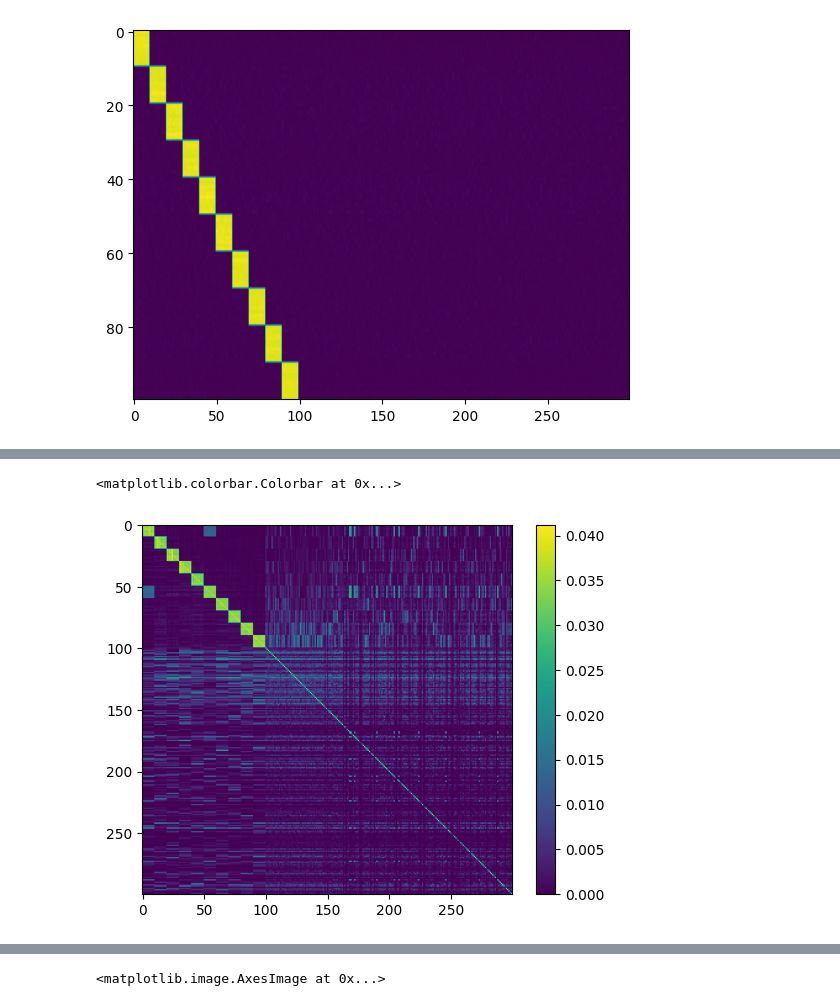
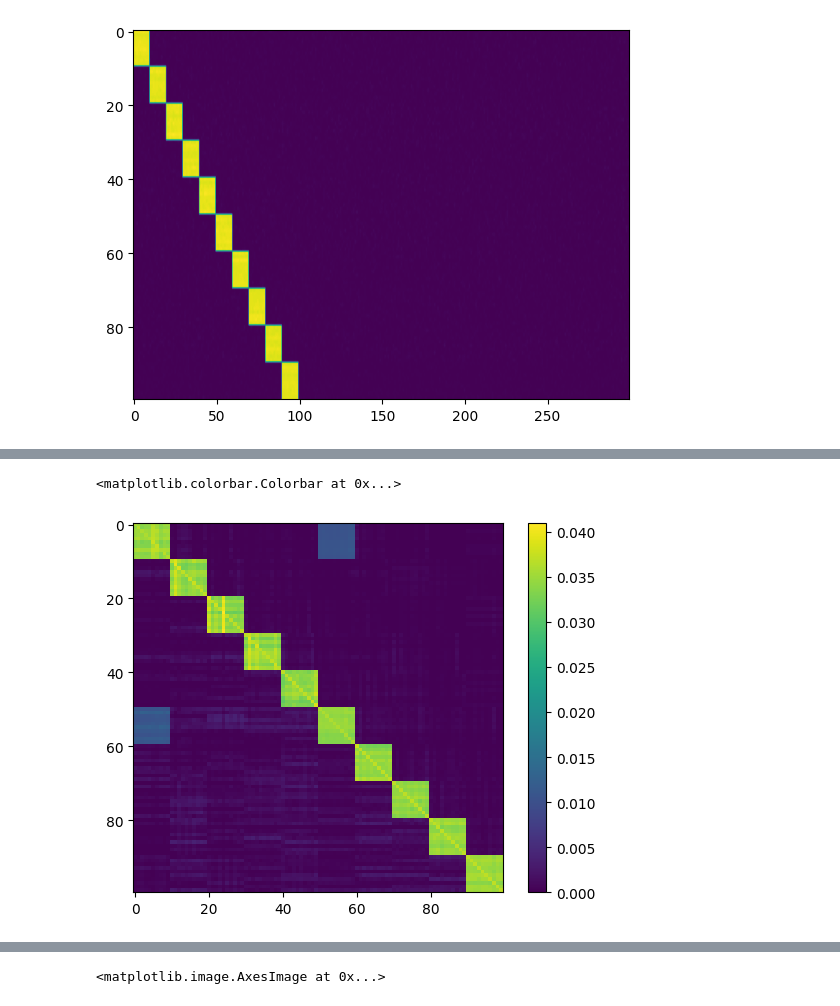
Before and after one commit to albesagonzalez/sensory-semantic-episodes, a Jupyter notebook: Figure_experiments_behaviour.ipynb, the cells around one changed output, grey strips where cells are left out. Saved outputs shown, nothing was run; the diff lists cells and outputs as text; code cells hidden in the pictures.

```diff
--- a/Figure_experiments_behaviour.ipynb
+++ b/Figure_experiments_behaviour.ipynb
@@ -639,6 +641,7 @@ def memory_test_A1_to_CTX_B1(
     b1_ctx_indices,
     a1_ctx_indices=None,
     ctx_pattern_complete_iterations=10,
+    num_swaps_ctx=0,
 ):
     latent_specs = dict(latent_specs_base)
     latent_specs["prob_list"] = build_prob_list_uniform(latent_specs_base["dims"])
@@ -660,12 +663,32 @@ def memory_test_A1_to_CTX_B1(
         mtl_state = torch.zeros(net_eval.mtl_size)
         mtl_state[:net_eval.mtl_sensory_size] = mtl_sensory_cue
 
-        # Project to CTX and pattern-complete in CTX.
+        # Project A1 cue to CTX through the sensory pathway.
         ctx_hat = F.linear(mtl_state, net_eval.ctx_mtl) + net_eval.ctx_b * net_eval.ctx_IM
         ctx_state, _ = net_eval.activation(ctx_hat, "ctx")
+
+        # Optional corruption of the cortical cue before semantic pattern completion.
+        if int(num_swaps_ctx) > 0:
+            ctx_state = get_sample_from_num_swaps(
+                ctx_state,
+                int(num_swaps_ctx),
+                regions=net_eval.ctx_subregions,
+            )
+
+        # Use CTX -> MTL-semantic -> CTX as a semantic completion roundtrip.
+        mtl_semantic_hat = F.linear(ctx_state, net_eval.mtl_semantic_ctx) + net_eval.mtl_semantic_b * net_eval.mtl_semantic_IM
+        mtl_semantic_state, _ = net_eval.activation(mtl_semantic_hat, "mtl_semantic", sleep=True)
+
+        mtl_semantic_only_state = torch.zeros(net_eval.mtl_size)
+        mtl_semantic_only_state[net_eval.mtl_sensory_size:] = mtl_semantic_state
+
+        ctx_hat_semantic = F.linear(mtl_semantic_only_state, net_eval.ctx_mtl) + net_eval.ctx_b * net_eval.ctx_IM
+        ctx_state_semantic, _ = net_eval.activation(ctx_hat_semantic, "ctx")
+
+        # Final cortical pattern completion after the semantic roundtrip.
         ctx_pc = net_eval.pattern_complete(
             "ctx",
-            h_0=ctx_state,
+            h_0=ctx_state_semantic,
             num_iterations=int(ctx_pattern_complete_iterations),
         )
 
@@ -904,6 +927,7 @@ def run_amnesia_single_seed(seed, config):
             b1_ctx_indices,
             a1_ctx_indices,
             ctx_pattern_complete_iterations=config["ctx_pattern_complete_iterations"],
+            num_swaps_ctx=config["num_swaps_ctx"],
         ),
         "anterograde": memory_test_A1_to_CTX_B1(
             net_anterograde,
@@ -911,6 +935,7 @@ def run_amnesia_single_seed(seed, config):
             b1_ctx_indices,
             a1_ctx_indices,
             ctx_pattern_complete_iterations=config["ctx_pattern_complete_iterations"],
+            num_swaps_ctx=config["num_swaps_ctx"],
         ),
         "retrograde": memory_test_A1_to_CTX_B1(
             net_retrograde,
@@ -918,6 +943,7 @@ def run_amnesia_single_seed(seed, config):
             b1_ctx_indices,
             a1_ctx_indices,
             ctx_pattern_complete_iterations=config["ctx_pattern_complete_iterations"],
+            num_swaps_ctx=config["num_swaps_ctx"],
         ),
     }
 
@@ -940,19 +966,20 @@ def run_amnesia_single_seed(seed, config):
 
 
 amnesia_config = {
-    "num_seeds": 20,
+    "num_seeds": 1,
     "concept_train_days": [1, 1, 1, 1, 1, 1, 1, 1, 1, 1],
     "association_train_days": 1,
-    "pretraining_block_repeats": 2,
-    "association_day_length": 35,
+    "pretraining_block_repeats": 10,
+    "association_day_length": 25,
     "store_training_snapshots": True,
     "consolidation_sleep_cycles": 1,
     "day_length": 100,
     "mean_duration": 5,
-    "num_swaps": 4,
+    "num_swaps": 2,
     "selectivity_test_day_length": 500,
     "selectivity_top_k": None,
     "ctx_pattern_complete_iterations": 10,
+    "num_swaps_ctx": 0,
     # episodic-only pretraining stage
     "episodic_only_duration_phase_A": 10,
     "episodic_only_duration_phase_B": 20,
@@ -1074,3 +1100,6 @@ Passing `palette` without assigning `hue` is deprecated and will be removed in v
 # %%
 net_sham = amnesia_branch_networks[0]["sham"]
 ind_ctx = net_sham.ordered_indices_ctx
+
+net_antero = amnesia_branch_networks[0]["anterograde"]
+ind_ctx = net_antero.ordered_indices_ctx
@@ -1082,6 +1223,6 @@ plt.imshow(net_sham.mtl_semantic_ctx[net_sham.ordered_indices_mtl_semantic][:, n
 # %%
-plt.imshow(net_sham.ctx_ctx[ind_ctx][:, ind_ctx])
+plt.imshow(net_sham.ctx_ctx[ind_ctx][:, ind_ctx][:100][:, :100])
 plt.colorbar()
 # %% [output]
 <matplotlib.colorbar.Colorbar at 0x...>
-[figure, old version]
+[figure, new version]
```
Also changed, not shown: parts of 31 cells of this notebook, 5 other files.
